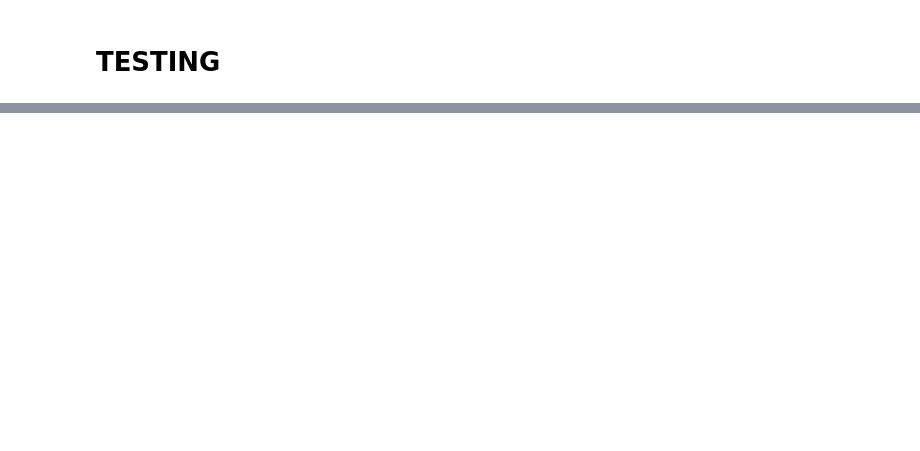
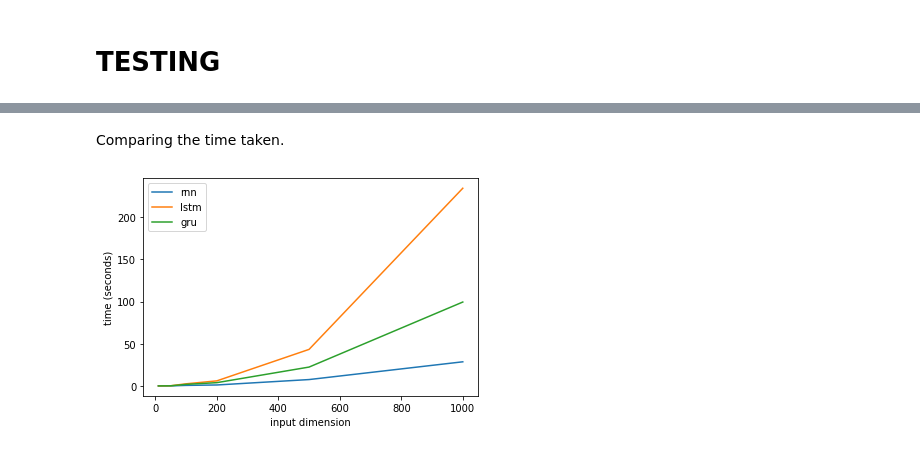
Before and after one commit to hongjos/rnn, a Jupyter notebook: rnn_eval.ipynb, the cells around one changed output, grey strips where cells are left out. Cells and saved outputs as stored; diff of their text form; code cells hidden in the pictures; blank space fills up the shorter version.

```diff
--- a/rnn_eval.ipynb
+++ b/rnn_eval.ipynb
@@ -319,0 +550,35 @@ RNNModel.evaluate(testingx, testingy)
+# %% [markdown]
+Comparing the time taken.
+# %%
+sizes = [10, 20, 50, 100, 200, 500, 1000]
+model_times= [[], [], []]
+
+(X_tiny, y_tiny) = (X_train[0:10], y_train[0:10])
+y_test = one_hot_y(y_tiny)
+
+for s in sizes:
+    X_test = [remove_unwanted(x, min=1, max=s) for x in X_tiny.copy()]
+    X_test = one_hot_x(X_test, size=s)
+
+    RNN_test = RNN(input_dim=s, hidden_dim=s, output_dim=2)
+    LSTM_test = LSTM(input_dim=s, hidden_dim=s, output_dim=2)
+    GRU_test = GRU(input_dim=s, hidden_dim=s, output_dim=2)
+
+    models = [RNN_test, LSTM_test, GRU_test]
+
+    for i, model in enumerate(models):
+        start = time.time()
+        model.fit(X_test, y_test, num_epochs=1, print_flag=False)
+        end = time.time() # calculate time taken
+        model_times[i].append(end - start) # add to list
+
+plt.plot(sizes, model_times[0], label ='rnn')
+plt.plot(sizes, model_times[1], label ='lstm')
+plt.plot(sizes, model_times[2], label ='gru')
+
+plt.xlabel("input dimension")
+plt.ylabel("time (seconds)")
+plt.legend()
+plt.show()
+# %% [output]
+[figure, added]
```
Also changed, not shown: parts of 51 cells of this notebook, 4 other files.
